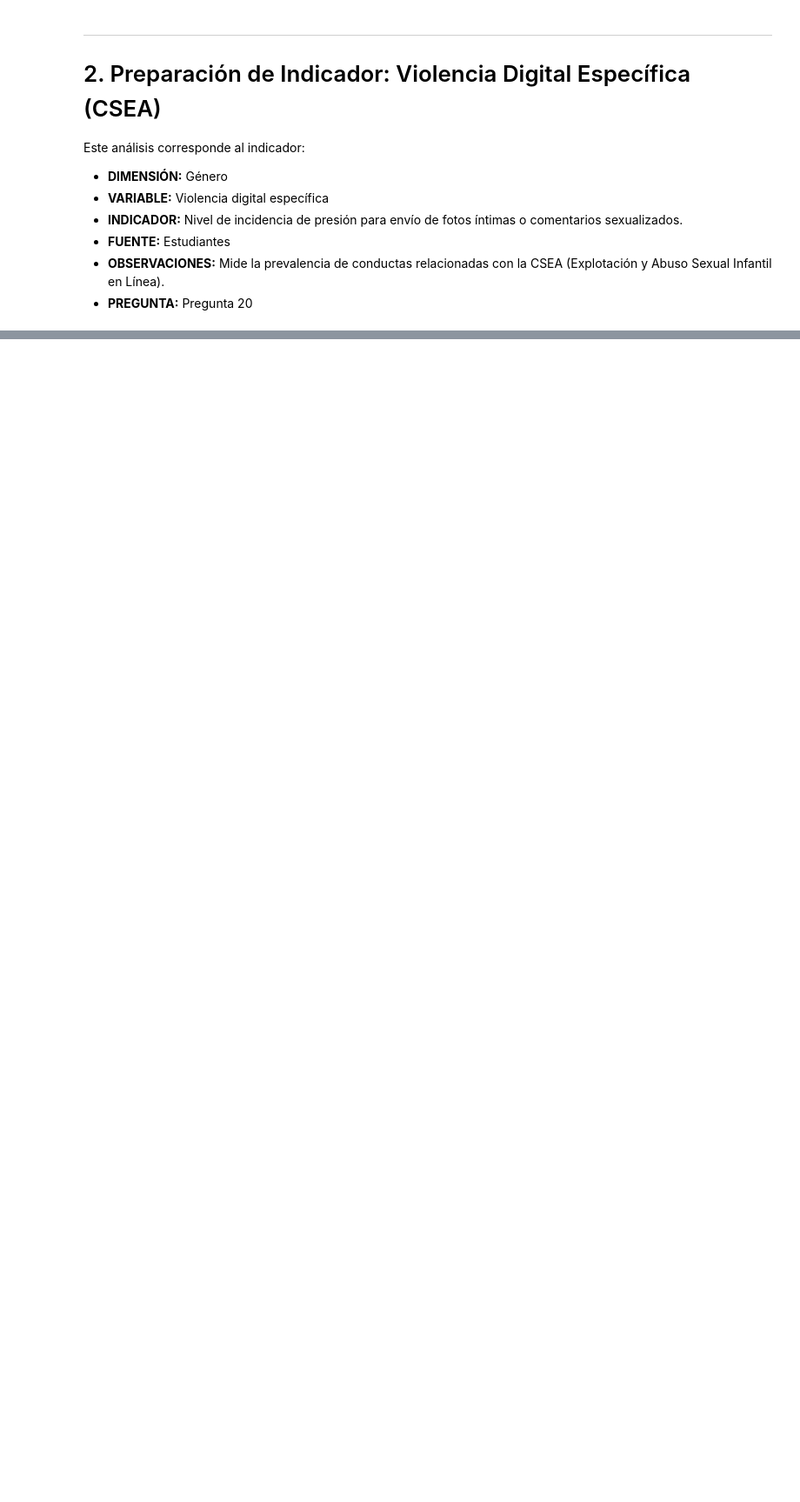
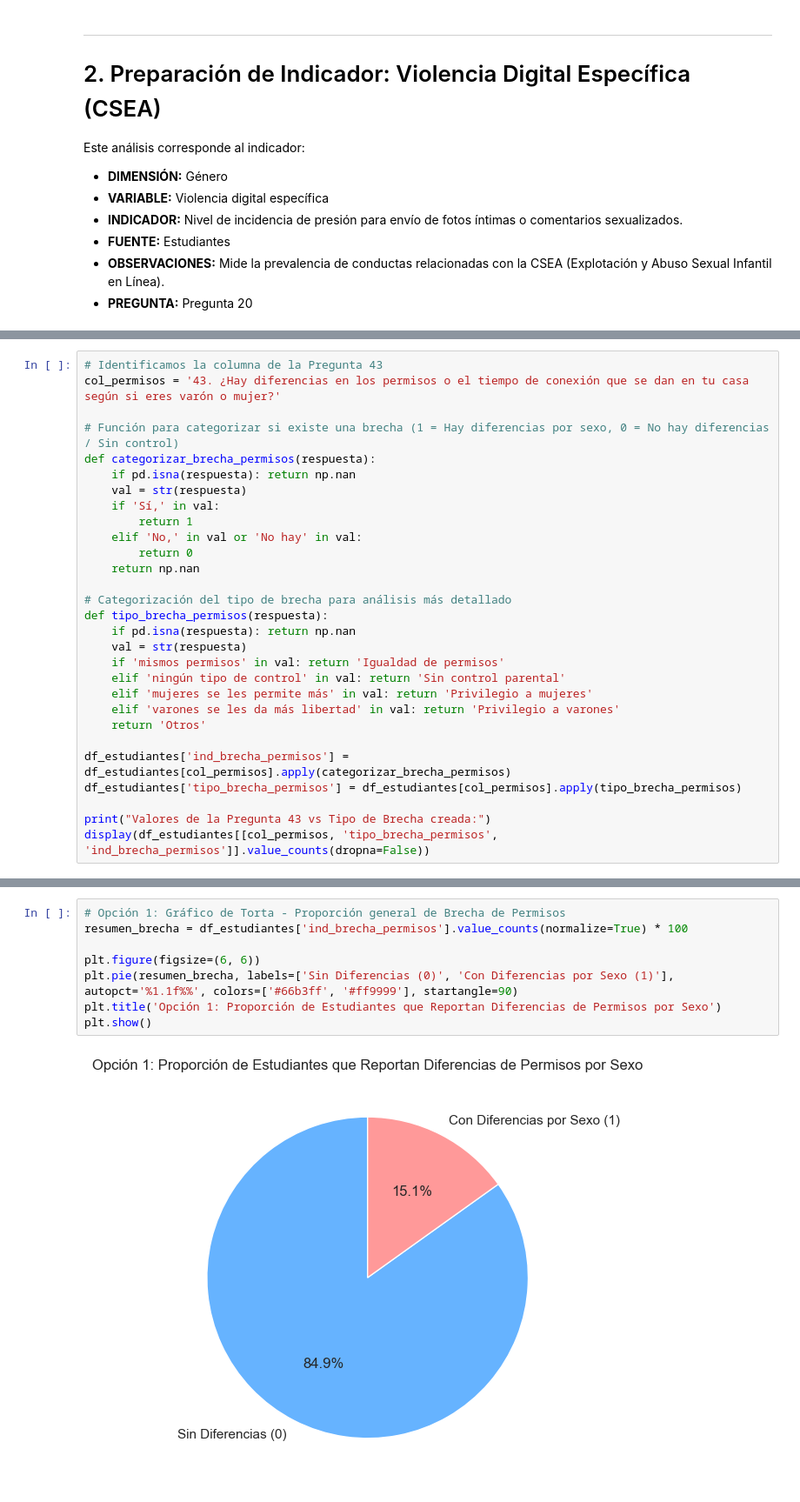
Before and after one commit to paodanchacon/proyecto_violencia_digital, a Jupyter notebook: notebooks/04_Preparacion_Indicadores.ipynb, the cells around one changed output, grey strips where cells are left out. Shown at 87% size. Cells and saved outputs as stored; diff of their text form; blank space fills up the shorter version.

Commit message:
Actualiza notebook 04 con indicador de control parental diferenciado por género

```diff
--- a/notebooks/04_Preparacion_Indicadores.ipynb
+++ b/notebooks/04_Preparacion_Indicadores.ipynb
@@ -200,0 +239,29 @@ plt.show()
+# %%
+# Identificamos la columna de la Pregunta 43
+col_permisos = '43. ¿Hay diferencias en los permisos o el tiempo de conexión que se dan en tu casa según si eres varón o mujer?'
+
+# Función para categorizar si existe una brecha (1 = Hay diferencias por sexo, 0 = No hay diferencias / Sin control)
+def categorizar_brecha_permisos(respuesta):
+    if pd.isna(respuesta): return np.nan
+    val = str(respuesta)
+    if 'Sí,' in val:
+        return 1
+    elif 'No,' in val or 'No hay' in val:
+        return 0
+    return np.nan
+
+# Categorización del tipo de brecha para análisis más detallado
+def tipo_brecha_permisos(respuesta):
+    if pd.isna(respuesta): return np.nan
+    val = str(respuesta)
+    if 'mismos permisos' in val: return 'Igualdad de permisos'
+    elif 'ningún tipo de control' in val: return 'Sin control parental'
+    elif 'mujeres se les permite más' in val: return 'Privilegio a mujeres'
+    elif 'varones se les da más libertad' in val: return 'Privilegio a varones'
+    return 'Otros'
+
+df_estudiantes['ind_brecha_permisos'] = df_estudiantes[col_permisos].apply(categorizar_brecha_permisos)
+df_estudiantes['tipo_brecha_permisos'] = df_estudiantes[col_permisos].apply(tipo_brecha_permisos)
+
+print("Valores de la Pregunta 43 vs Tipo de Brecha creada:")
+display(df_estudiantes[[col_permisos, 'tipo_brecha_permisos', 'ind_brecha_permisos']].value_counts(dropna=False))
@@ -200,0 +276,10 @@ plt.show()
+# %%
+# Opción 1: Gráfico de Torta - Proporción general de Brecha de Permisos
+resumen_brecha = df_estudiantes['ind_brecha_permisos'].value_counts(normalize=True) * 100
+
+plt.figure(figsize=(6, 6))
+plt.pie(resumen_brecha, labels=['Sin Diferencias (0)', 'Con Diferencias por Sexo (1)'], autopct='%1.1f%%', colors=['#66b3ff', '#ff9999'], startangle=90)
+plt.title('Opción 1: Proporción de Estudiantes que Reportan Diferencias de Permisos por Sexo')
+plt.show()
+# %% [output]
+[figure, added]
```
Also changed, not shown: parts of 6 cells of this notebook.
